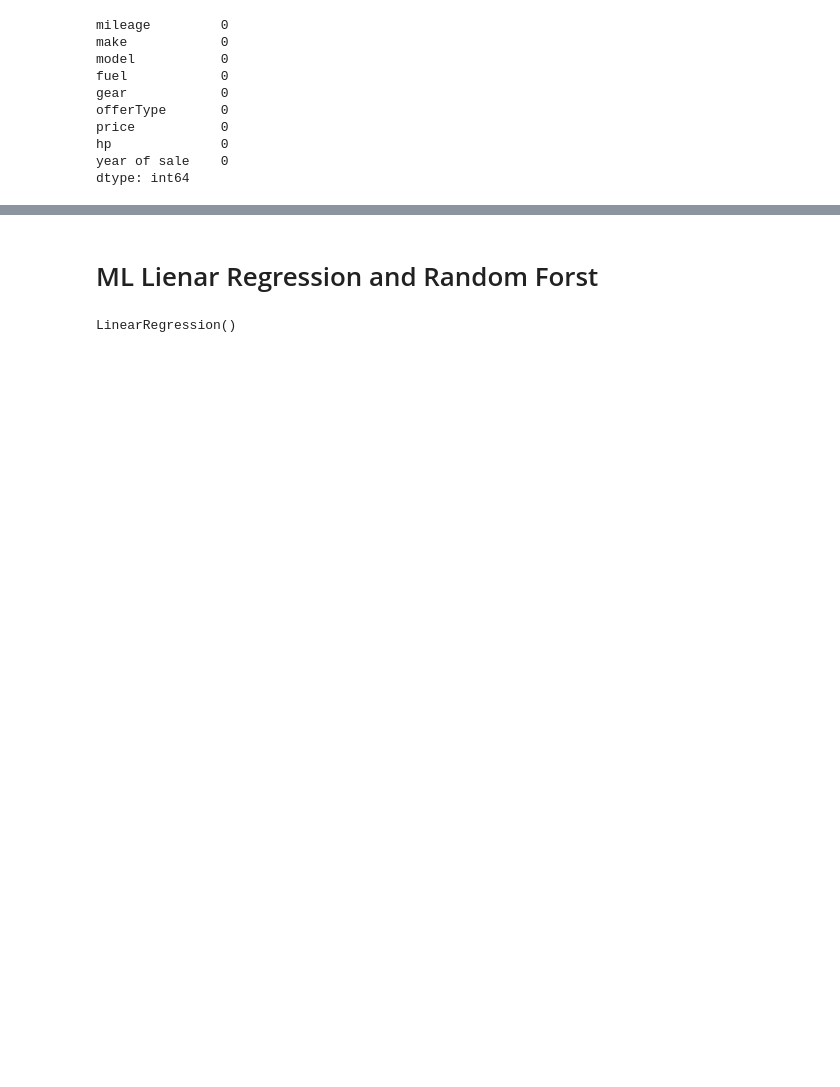
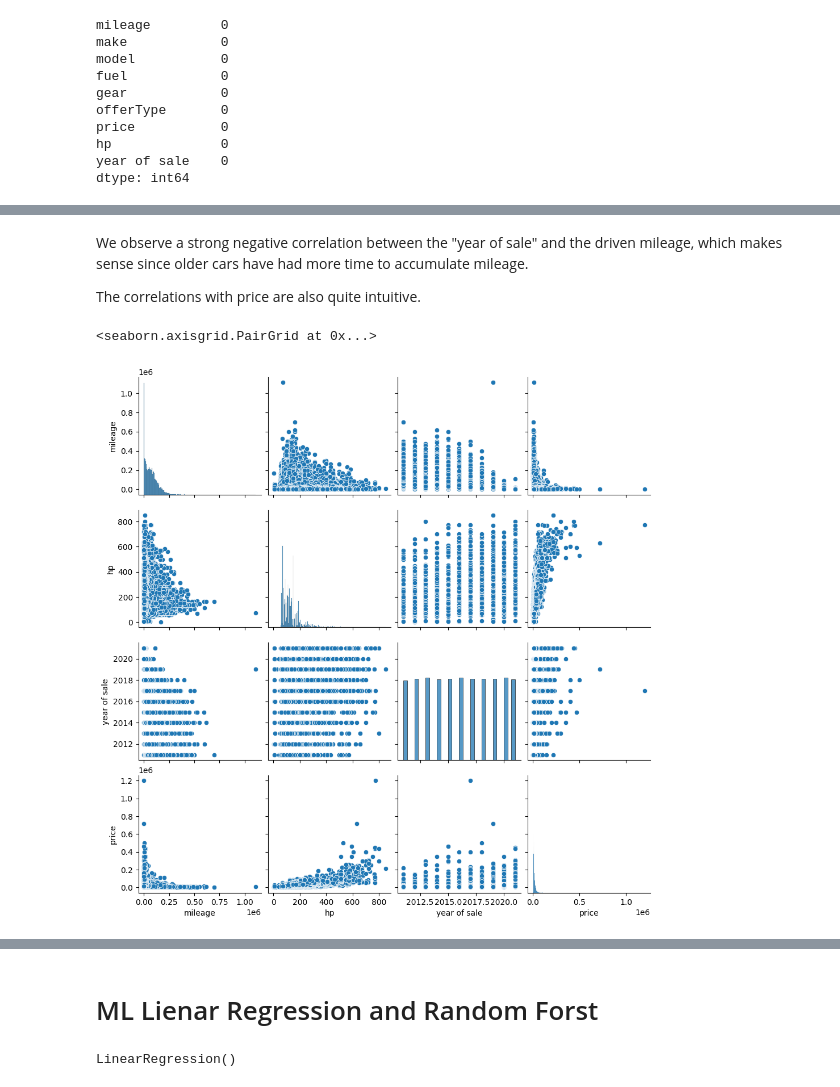
Before and after one commit to bayzero91/Autoscout_Analytics_Project_V2, a Jupyter notebook: EDA_&_ ML.ipynb, the cells around one changed output, grey strips where cells are left out. Saved outputs shown, nothing was run; the diff lists cells and outputs as text; code cells hidden in the pictures; blank space fills up the shorter version.

```diff
--- a/EDA_&_ ML.ipynb
+++ b/EDA_&_ ML.ipynb
@@ -77,0 +110,10 @@ data.shape
+# %% [markdown]
+We observe a strong negative correlation between the "year of sale" and the driven mileage, which makes sense since older cars have had more time to accumulate mileage.
+
+The correlations with price are also quite intuitive.
+# %%
+# as scatter-/pairplot
+sns.pairplot(data[["mileage","hp","year of sale","price"]])
+# %% [output]
+<seaborn.axisgrid.PairGrid at 0x...>
+[figure, added]
```
Also changed, not shown: parts of 31 cells of this notebook.
